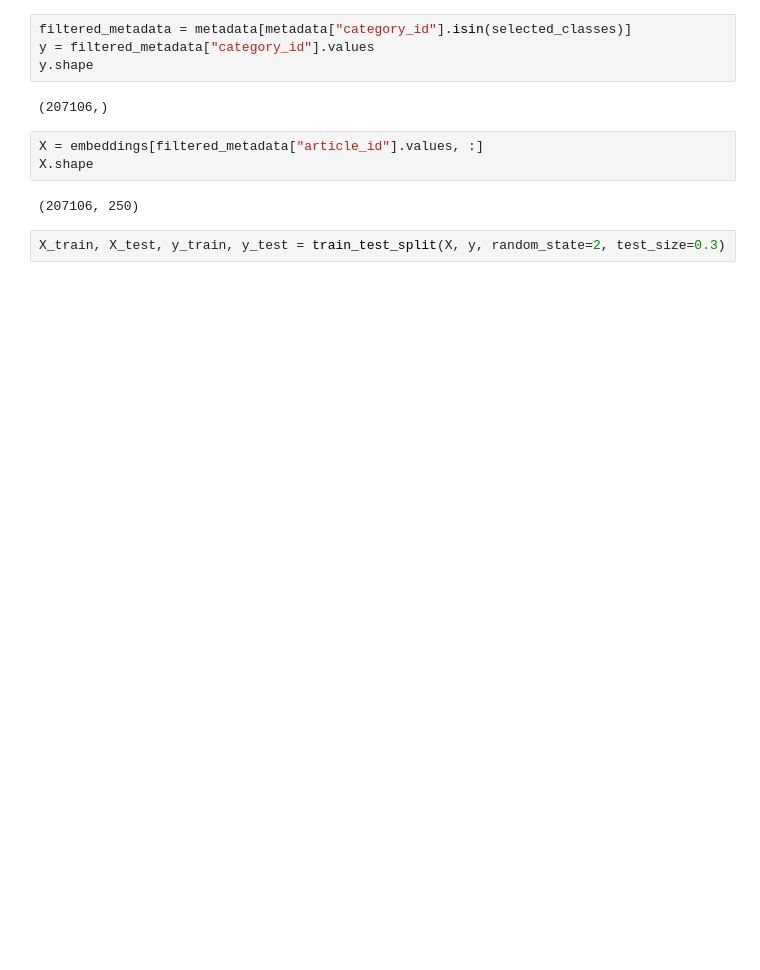
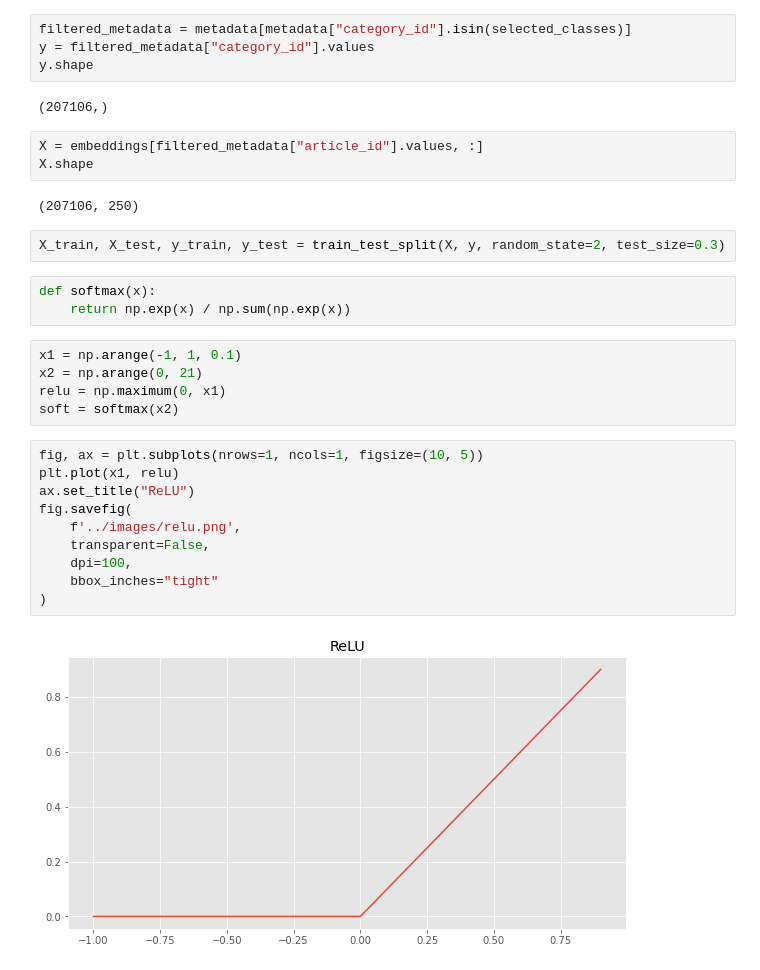
Before and after one commit to gbfelgas/cpe721, a Jupyter notebook: notebooks/exploratory-analysis.ipynb, the cells around one changed output. Drawn from its saved outputs; the diff is of its cells as text; blank space fills up the shorter version.

```diff
--- a/notebooks/exploratory-analysis.ipynb
+++ b/notebooks/exploratory-analysis.ipynb
@@ -42,3 +99,23 @@ X.shape
 (207106, 250)
 # %%
 X_train, X_test, y_train, y_test = train_test_split(X, y, random_state=2, test_size=0.3)
+# %%
+def softmax(x):
+    return np.exp(x) / np.sum(np.exp(x))
+# %%
+x1 = np.arange(-1, 1, 0.1)
+x2 = np.arange(0, 21)
+relu = np.maximum(0, x1)
+soft = softmax(x2)
+# %%
+fig, ax = plt.subplots(nrows=1, ncols=1, figsize=(10, 5))
+plt.plot(x1, relu)
+ax.set_title("ReLU")
+fig.savefig(
+    f'../images/relu.png',
+    transparent=False,
+    dpi=100,
+    bbox_inches="tight"
+)
+# %% [output]
+[figure, added]
```
Also changed, not shown: parts of 5 cells of this notebook, 4 other files.
